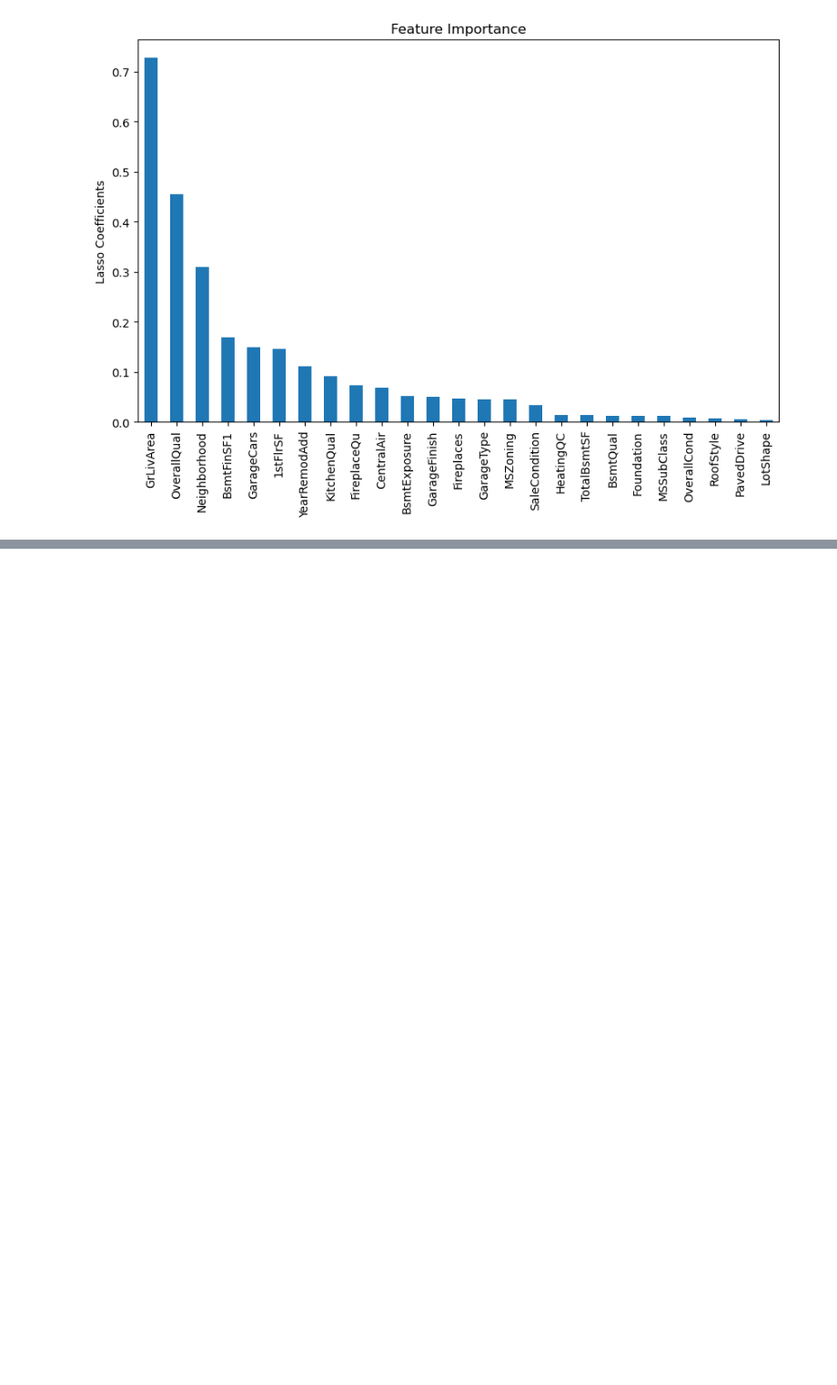
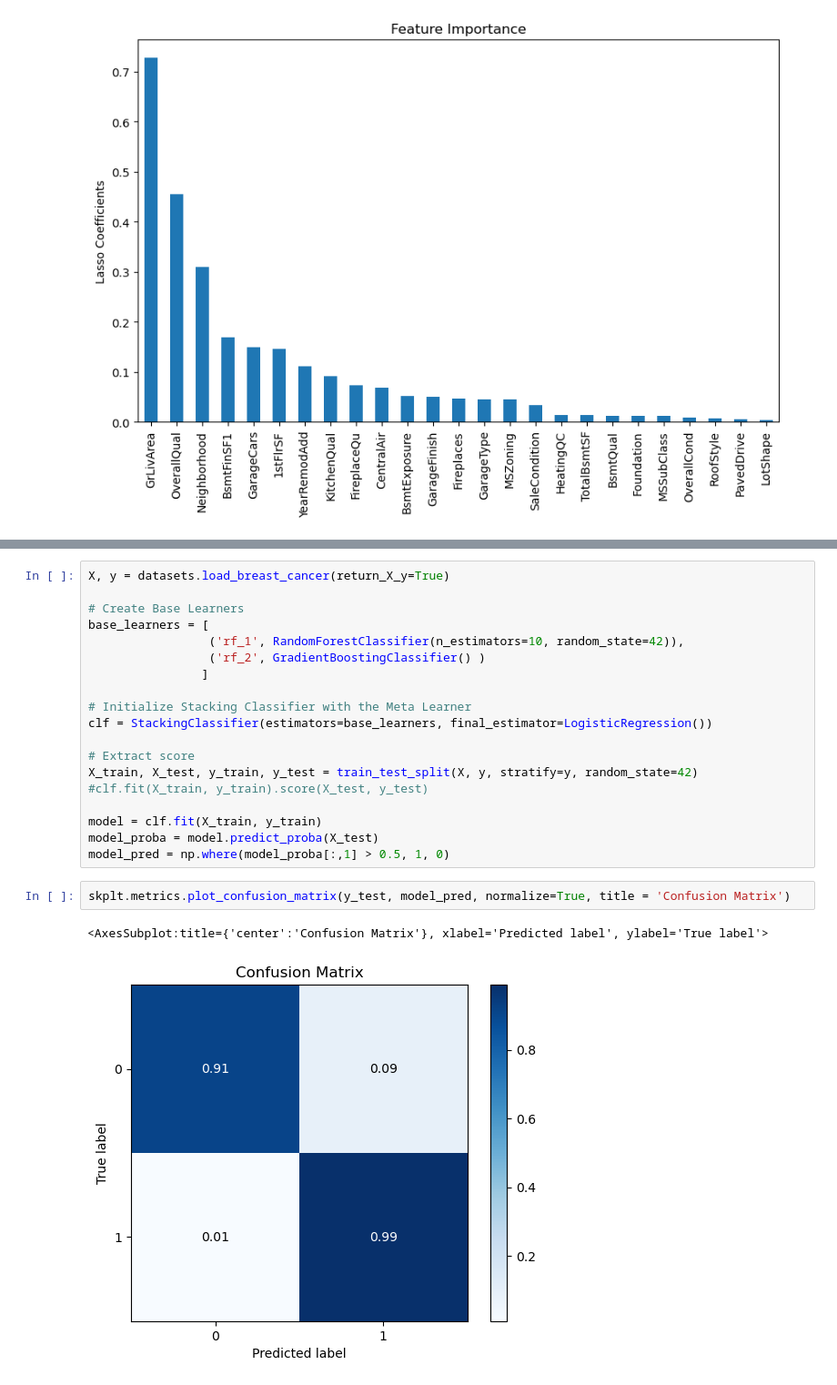
Before and after one commit to micontre/boosted_random_forest, a Jupyter notebook: Example.ipynb, the cells around one changed output, grey strips where cells are left out. Shown: that part at 91% size. Saved outputs shown, nothing was run; the diff lists cells and outputs as text; blank space fills up the shorter version.

```diff
--- a/Example.ipynb
+++ b/Example.ipynb
@@ -232,0 +244,24 @@ Text(0.5, 1.0, 'Feature Importance')
+# %%
+X, y = datasets.load_breast_cancer(return_X_y=True)
+
+# Create Base Learners
+base_learners = [
+                 ('rf_1', RandomForestClassifier(n_estimators=10, random_state=42)),
+                 ('rf_2', GradientBoostingClassifier() )
+                ]
+
+# Initialize Stacking Classifier with the Meta Learner
+clf = StackingClassifier(estimators=base_learners, final_estimator=LogisticRegression())
+
+# Extract score
+X_train, X_test, y_train, y_test = train_test_split(X, y, stratify=y, random_state=42)
+#clf.fit(X_train, y_train).score(X_test, y_test)
+
+model = clf.fit(X_train, y_train)
+model_proba = model.predict_proba(X_test)
+model_pred = np.where(model_proba[:,1] > 0.5, 1, 0)
+# %%
+skplt.metrics.plot_confusion_matrix(y_test, model_pred, normalize=True, title = 'Confusion Matrix')
+# %% [output]
+<AxesSubplot:title={'center':'Confusion Matrix'}, xlabel='Predicted label', ylabel='True label'>
+[figure, added]
```
Also changed, not shown: parts of 3 cells of this notebook.
